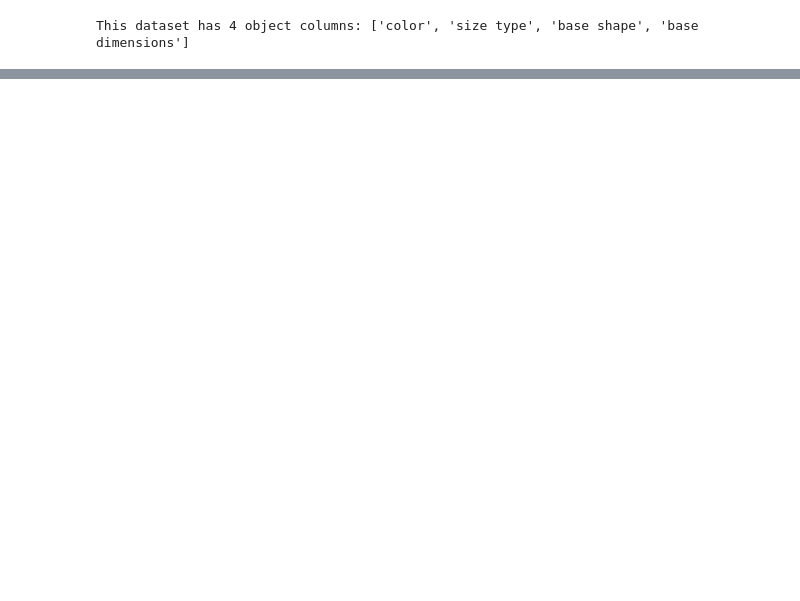
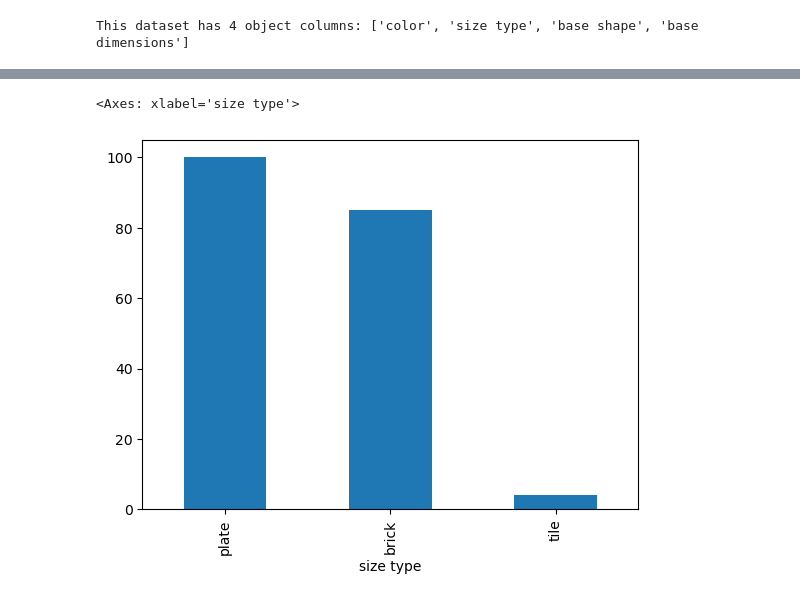
Before and after one commit to muratbek-kebtarum/ASDA_2025_Group_5_Portfolio, a Jupyter notebook: notebooks/week_03_group_5_notebook.ipynb, the cells around one changed output, grey strips where cells are left out. Cells and saved outputs as stored; diff of their text form; code cells hidden in the pictures; blank space fills up the shorter version.

Commit message:
changes in notebook structure and added some basis plot

```diff
--- a/notebooks/week_03_group_5_notebook.ipynb
+++ b/notebooks/week_03_group_5_notebook.ipynb
@@ -292,0 +398,6 @@ Least frequent value (frequency): 1
+# %%
+# Compare how many pieces belong to each size type
+df['size type'].value_counts().plot(kind = 'bar')
+# %% [output]
+<Axes: xlabel='size type'>
+[figure, added]
```
Also changed, not shown: parts of 20 cells of this notebook, 3 other files.
